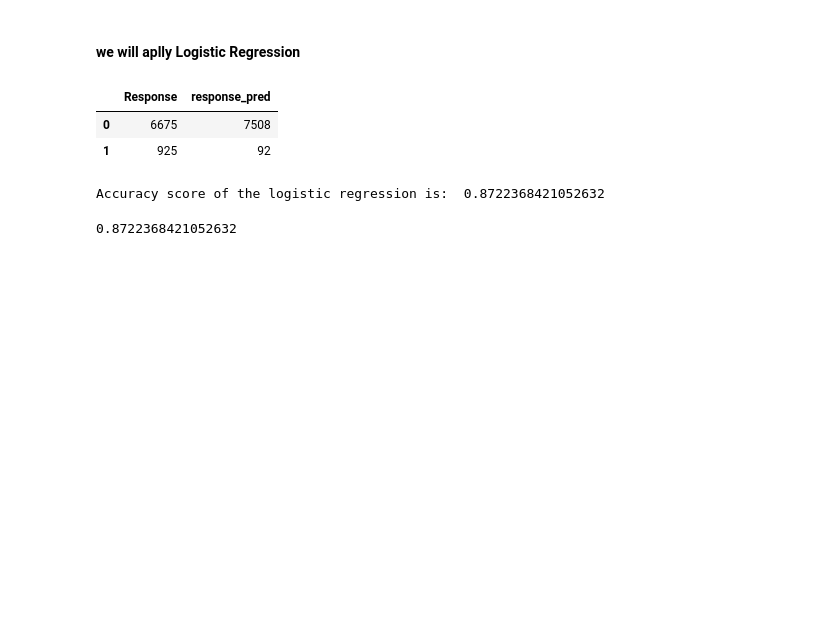
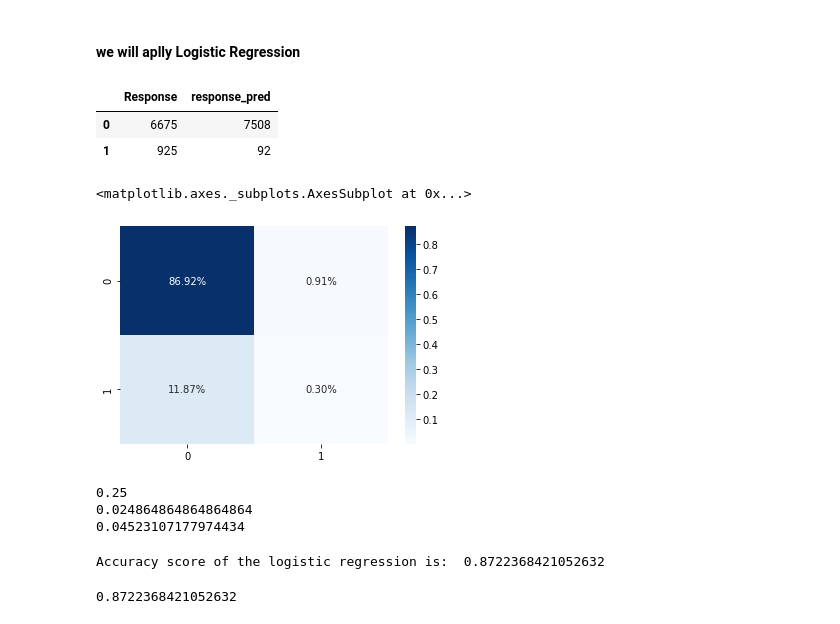
Before and after one commit to BehroozGharleghi/Health-insurance-sales-prediction, a Jupyter notebook: Health_insurance_sales_prediction.ipynb, the cells around one changed output. Drawn from its saved outputs; the diff is of its cells as text; code cells hidden in the pictures; blank space fills up the shorter version.

```diff
--- a/Health_insurance_sales_prediction.ipynb
+++ b/Health_insurance_sales_prediction.ipynb
@@ -255,6 +255,20 @@ pd.concat([y_tes, y_pred], axis=1)
 |  | Response | response_pred |
 | 0 | 6675 | 7508 |
 | 1 | 925 | 92 |
+# %%
+cf_matrix_lr = confusion_matrix(y_test, response_pred)
+sns.heatmap(cf_matrix_lr/np.sum(cf_matrix_lr), annot=True, fmt='.2%', cmap='Blues')
+# %% [output]
+<matplotlib.axes._subplots.AxesSubplot at 0x...>
+[figure, added]
+# %%
+print(precision_score(y_test, response_pred, pos_label=1))
+print(recall_score(y_test, response_pred, pos_label=1))
+print(f1_score(y_test, response_pred, pos_label=1))
+# %% [output]
+0.25
+0.024864864864864864
+0.04523107177974434
 # %%
 # Accuracy score of the Logistic Regression:
 print('Accuracy score of the logistic regression is: ', ins_model.score(X_test, y_test))
```
Also changed, not shown: parts of 2 cells of this notebook.
